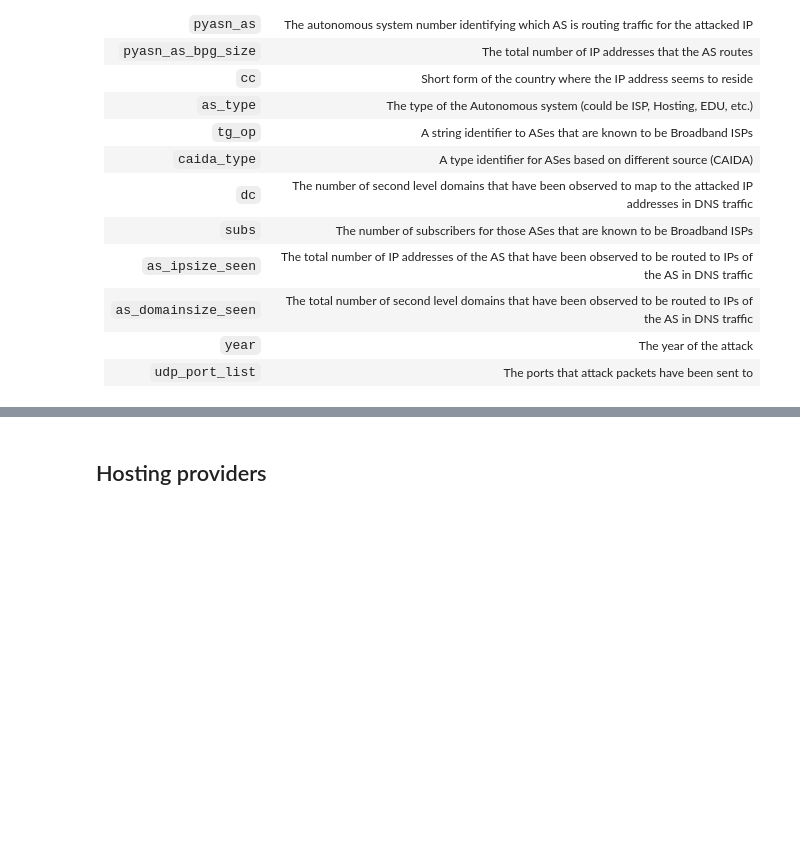
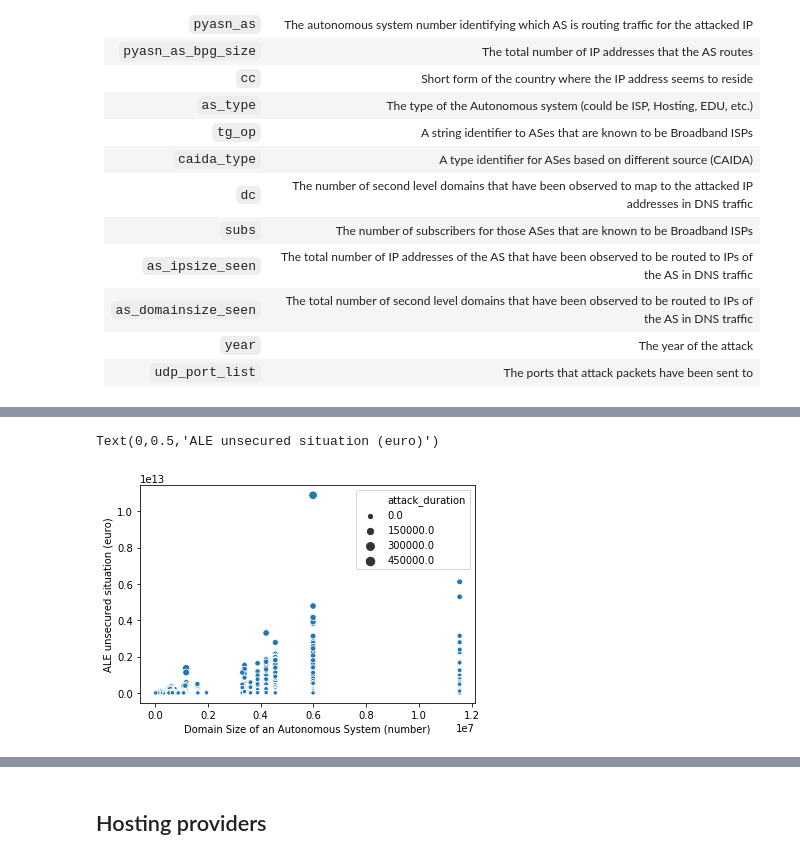
Before and after one commit to WKSu/WM0824TU-economics-of-cybersecurity-DDoS, a Jupyter notebook: block3-SecurityInvestments/securityInvestments.ipynb, the cells around one changed output, grey strips where cells are left out. Drawn from its saved outputs; the diff is of its cells as text; code cells hidden in the pictures; blank space fills up the shorter version.

```diff
--- a/block3-SecurityInvestments/securityInvestments.ipynb
+++ b/block3-SecurityInvestments/securityInvestments.ipynb
@@ -105,0 +123,2 @@ Decsriptions of the metadata (Cheung, 2017):
+# %%
+dfASesHosting["costs_org_domain_per_second"] = dfASesHosting["as_domainsize_seen"] * 29.15
@@ -105,0 +131,2 @@ Decsriptions of the metadata (Cheung, 2017):
+# %%
+dfASesHosting["total_costs_attack"] = dfASesHosting["attack_duration"] * dfASesHosting["costs_org_domain_per_second"]
@@ -105,0 +139,2 @@ Decsriptions of the metadata (Cheung, 2017):
+# %%
+dfASesHosting["risk_height"] = 0.17 * dfASesHosting["total_costs_attack"]
@@ -105,0 +147,2 @@ Decsriptions of the metadata (Cheung, 2017):
+# %%
+dfASesHosting["maximum_investment"] = 0.01 * dfASesHosting["total_costs_attack"]
@@ -105,0 +164,8 @@ Decsriptions of the metadata (Cheung, 2017):
+# %%
+ax = sns.scatterplot(x="as_domainsize_seen", y="risk_height", size = "attack_duration", data=dfASesHosting)
+ax.set_xlabel("Domain Size of an Autonomous System (number)")
+ax.set_ylabel("ALE unsecured situation (euro)")
+plt.show()
+# %% [output]
+Text(0,0.5,'ALE unsecured situation (euro)')
+[figure, added]
```
Also changed, not shown: parts of 30 cells of this notebook, 3 other files.
